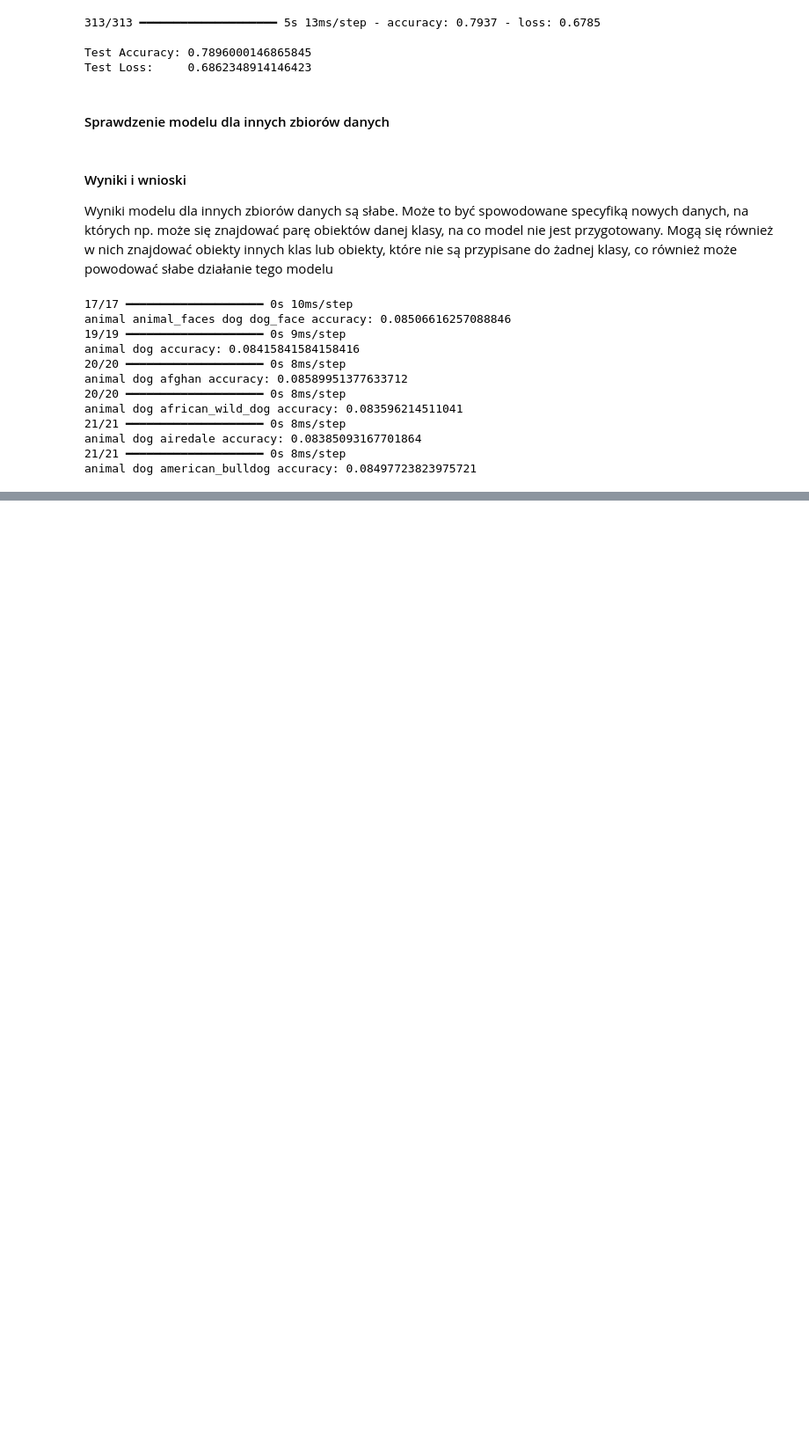
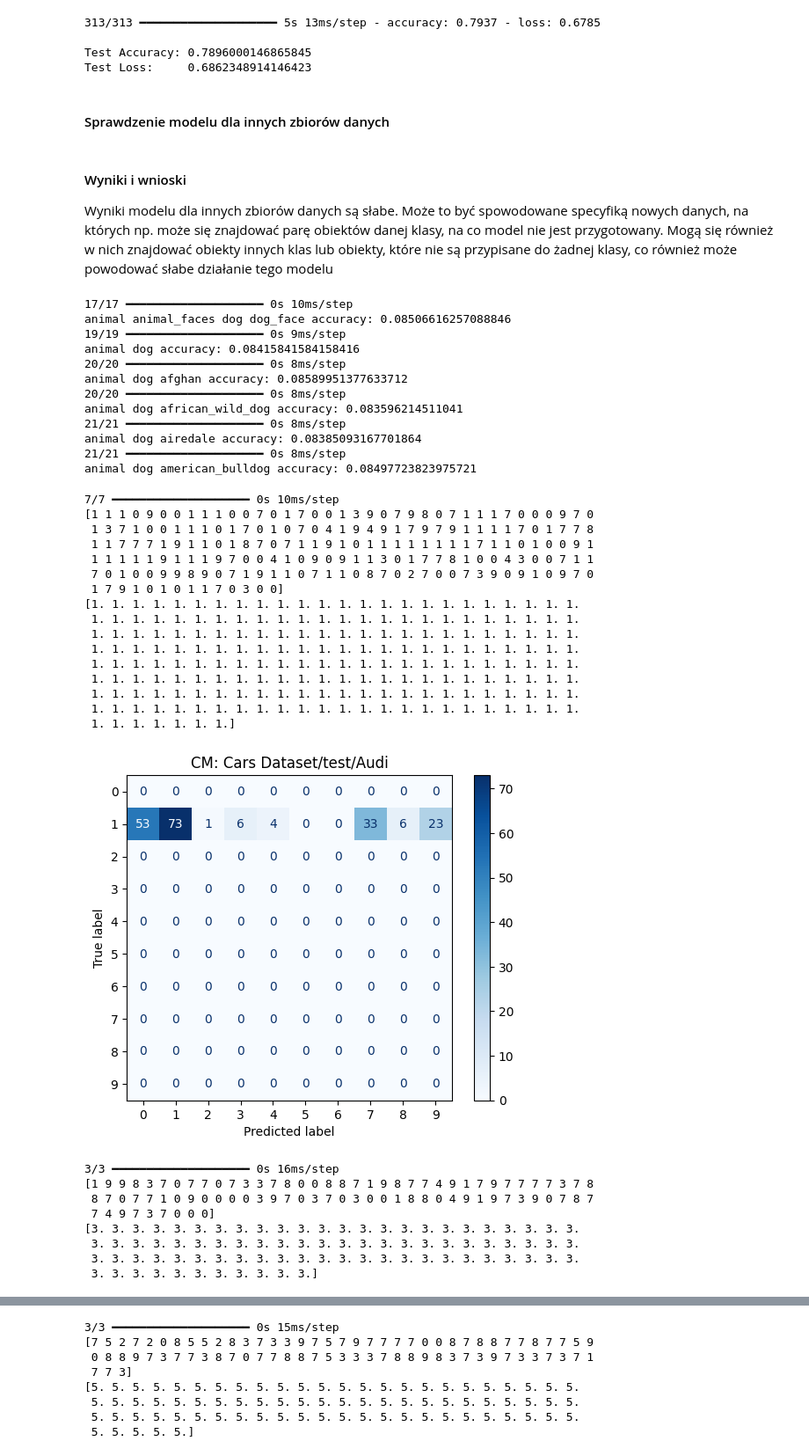
Before and after one commit to Kakapo3/ADM_Projekt, a Jupyter notebook: CifarProject.ipynb, the cells around one changed output, grey strips where cells are left out. Shown: that part at 88% size. Drawn from its saved outputs; the diff is of its cells as text; code cells hidden in the pictures; blank space fills up the shorter version.

Commit message:
Confusion matrix

```diff
--- a/CifarProject.ipynb
+++ b/CifarProject.ipynb
@@ -243,3 +243,60 @@ animal dog african_wild_dog accuracy: 0.083596214511041
 animal dog airedale accuracy: 0.08385093167701864
 21/21 ━━━━━━━━━━━━━━━━━━━━ 0s 8ms/step
 animal dog american_bulldog accuracy: 0.08497723823975721
+# %%
+from sklearn import metrics
+import numpy as np
+import cv2
+
+def create_confusion_matrix(directory, target_index):
+
+    X = np.ndarray(shape=(0, 32, 32, 3), dtype=np.float32)
+    y = np.array([])
+    for filename in os.listdir(directory):
+        if filename.endswith('.jpg'):
+            f = os.path.join(directory, filename)
+            img = cv2.imread(f)
+            img = cv2.resize(img, (32, 32))
+            X = np.append(X, [img], axis=0)
+            y = np.append(y, [target_index], axis=0)
+    results = model.predict(X)
+    results = np.argmax(results, axis=1)
+    print(results)
+    print(y)
+    all_labels = [0, 1, 2, 3, 4, 5, 6, 7, 8, 9]
+    confusion_matrix = metrics.confusion_matrix(y, results, labels=all_labels)
+    cm_display = metrics.ConfusionMatrixDisplay(confusion_matrix = confusion_matrix, display_labels = all_labels)
+    cm_display.plot(cmap=plt.cm.Blues)
+    plt.title('CM: ' + directory)
+    plt.show()
+# %%
+create_confusion_matrix('Cars Dataset/test/Audi', 1)
+create_confusion_matrix('cats/CAT_00', 3)
+create_confusion_matrix('dogs/data/test/animal dog', 5)
+# 0:airplane 1:automobile 2:bird 3:cat 4:deer 5:dog 6:frog 7:horse 8:ship 9:truck
+# %% [output]
+7/7 ━━━━━━━━━━━━━━━━━━━━ 0s 10ms/step
+[1 1 1 0 9 0 0 1 1 1 0 0 7 0 1 7 0 0 1 3 9 0 7 9 8 0 7 1 1 1 7 0 0 0 9 7 0
+ 1 3 7 1 0 0 1 1 1 0 1 7 0 1 0 7 0 4 1 9 4 9 1 7 9 7 9 1 1 1 1 7 0 1 7 7 8
+ 1 1 7 7 7 1 9 1 1 0 1 8 7 0 7 1 1 9 1 0 1 1 1 1 1 1 1 1 7 1 1 0 1 0 0 9 1
+ 1 1 1 1 1 9 1 1 1 9 7 0 0 4 1 0 9 0 9 1 1 3 0 1 7 7 8 1 0 0 4 3 0 0 7 1 1
+ 7 0 1 0 0 9 9 8 9 0 7 1 9 1 1 0 7 1 1 0 8 7 0 2 7 0 0 7 3 9 0 9 1 0 9 7 0
+ 1 7 9 1 0 1 0 1 1 7 0 3 0 0]
+[1. 1. 1. 1. 1. 1. 1. 1. 1. 1. 1. 1. 1. 1. 1. 1. 1. 1. 1. 1. 1. 1. 1. 1.
+ 1. 1. 1. 1. 1. 1. 1. 1. 1. 1. 1. 1. 1. 1. 1. 1. 1. 1. 1. 1. 1. 1. 1. 1.
+ 1. 1. 1. 1. 1. 1. 1. 1. 1. 1. 1. 1. 1. 1. 1. 1. 1. 1. 1. 1. 1. 1. 1. 1.
+ 1. 1. 1. 1. 1. 1. 1. 1. 1. 1. 1. 1. 1. 1. 1. 1. 1. 1. 1. 1. 1. 1. 1. 1.
+ 1. 1. 1. 1. 1. 1. 1. 1. 1. 1. 1. 1. 1. 1. 1. 1. 1. 1. 1. 1. 1. 1. 1. 1.
+ 1. 1. 1. 1. 1. 1. 1. 1. 1. 1. 1. 1. 1. 1. 1. 1. 1. 1. 1. 1. 1. 1. 1. 1.
+ 1. 1. 1. 1. 1. 1. 1. 1. 1. 1. 1. 1. 1. 1. 1. 1. 1. 1. 1. 1. 1. 1. 1. 1.
+ 1. 1. 1. 1. 1. 1. 1. 1. 1. 1. 1. 1. 1. 1. 1. 1. 1. 1. 1. 1. 1. 1. 1. 1.
+ 1. 1. 1. 1. 1. 1. 1.]
+[figure, added]
+3/3 ━━━━━━━━━━━━━━━━━━━━ 0s 16ms/step
+[1 9 9 8 3 7 0 7 7 0 7 3 3 7 8 0 0 8 8 7 1 9 8 7 7 4 9 1 7 9 7 7 7 7 3 7 8
+ 8 7 0 7 7 1 0 9 0 0 0 0 3 9 7 0 3 7 0 3 0 0 1 8 8 0 4 9 1 9 7 3 9 0 7 8 7
+ 7 4 9 7 3 7 0 0 0]
+[3. 3. 3. 3. 3. 3. 3. 3. 3. 3. 3. 3. 3. 3. 3. 3. 3. 3. 3. 3. 3. 3. 3. 3.
+ 3. 3. 3. 3. 3. 3. 3. 3. 3. 3. 3. 3. 3. 3. 3. 3. 3. 3. 3. 3. 3. 3. 3. 3.
+ 3. 3. 3. 3. 3. 3. 3. 3. 3. 3. 3. 3. 3. 3. 3. 3. 3. 3. 3. 3. 3. 3. 3. 3.
+ 3. 3. 3. 3. 3. 3. 3. 3. 3. 3. 3.]
@@ -245,0 +304,8 @@ animal dog american_bulldog accuracy: 0.08497723823975721
+3/3 ━━━━━━━━━━━━━━━━━━━━ 0s 15ms/step
+[7 5 2 7 2 0 8 5 5 2 8 3 7 3 3 9 7 5 7 9 7 7 7 7 0 0 8 7 8 8 7 7 8 7 7 5 9
+ 0 8 8 9 7 3 7 7 3 8 7 0 7 7 8 8 7 5 3 3 3 7 8 8 9 8 3 7 3 9 7 3 3 7 3 7 1
+ 7 7 3]
+[5. 5. 5. 5. 5. 5. 5. 5. 5. 5. 5. 5. 5. 5. 5. 5. 5. 5. 5. 5. 5. 5. 5. 5.
+ 5. 5. 5. 5. 5. 5. 5. 5. 5. 5. 5. 5. 5. 5. 5. 5. 5. 5. 5. 5. 5. 5. 5. 5.
+ 5. 5. 5. 5. 5. 5. 5. 5. 5. 5. 5. 5. 5. 5. 5. 5. 5. 5. 5. 5. 5. 5. 5. 5.
+ 5. 5. 5. 5. 5.]
```
Also changed, not shown: parts of 1 cell of this notebook.
